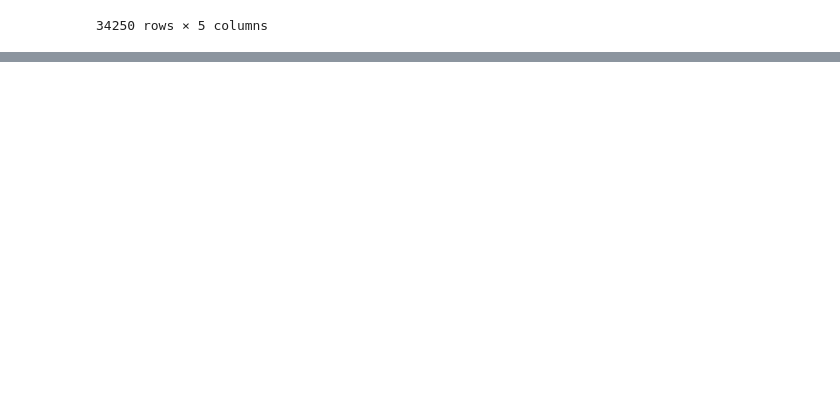
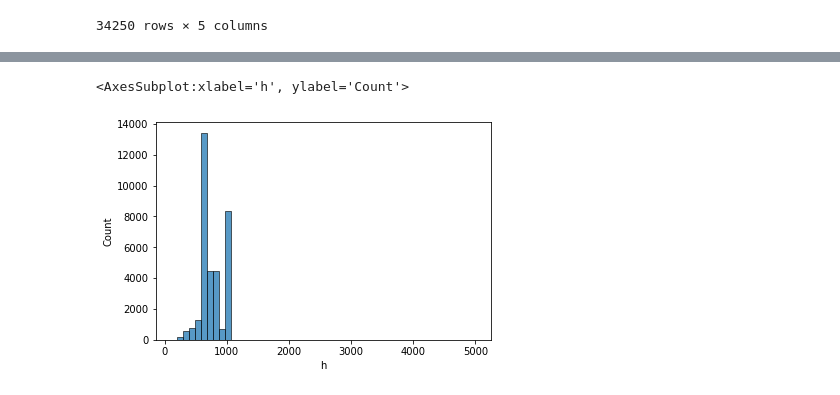
Before and after one commit to kseniaryabinova/shopee_competition, a Jupyter notebook: jupyter_notebooks/image eda.ipynb, the cells around one changed output, grey strips where cells are left out. Saved outputs shown, nothing was run; the diff lists cells and outputs as text; code cells hidden in the pictures; blank space fills up the shorter version.

```diff
--- a/jupyter_notebooks/image eda.ipynb
+++ b/jupyter_notebooks/image eda.ipynb
@@ -37,0 +99,5 @@ for i in range(len(df)):
+# %%
+sns.histplot(df['h'], bins=51)
+# %% [output]
+<AxesSubplot:xlabel='h', ylabel='Count'>
+[figure, added]
```
Also changed, not shown: parts of 14 cells of this notebook.
